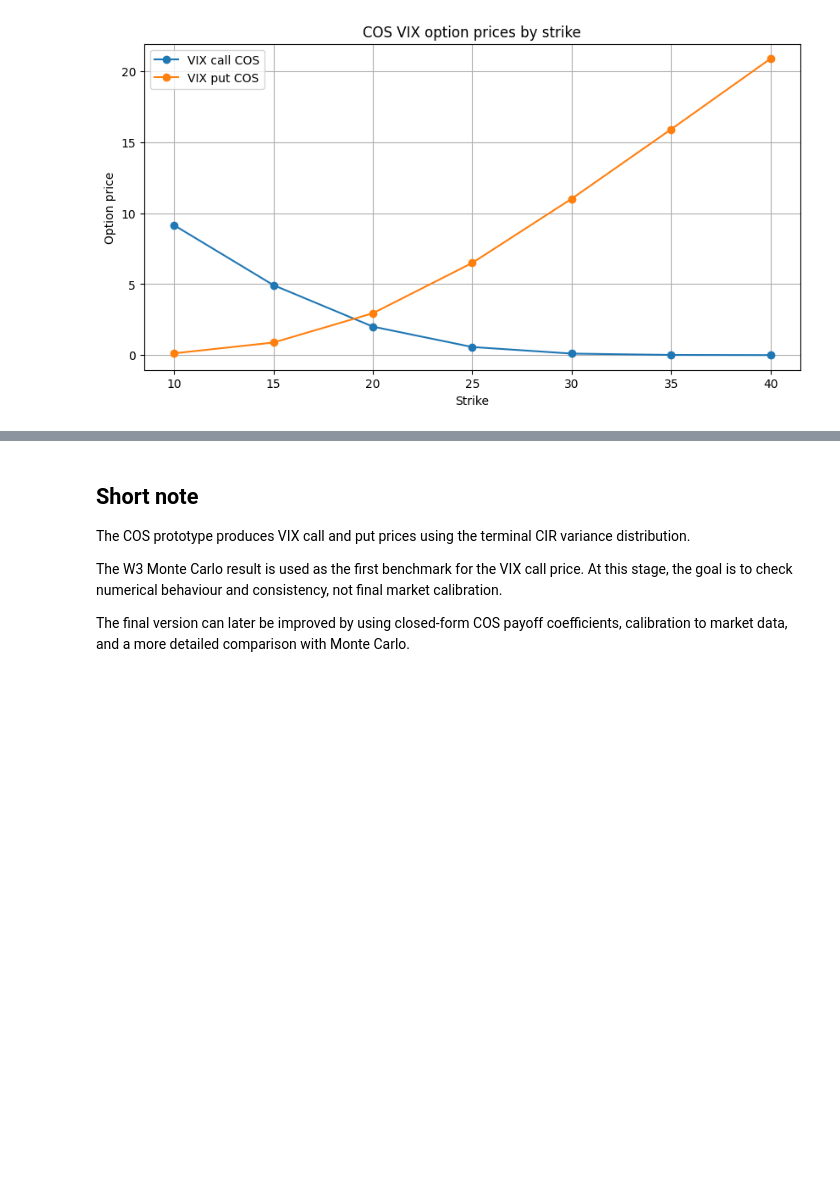
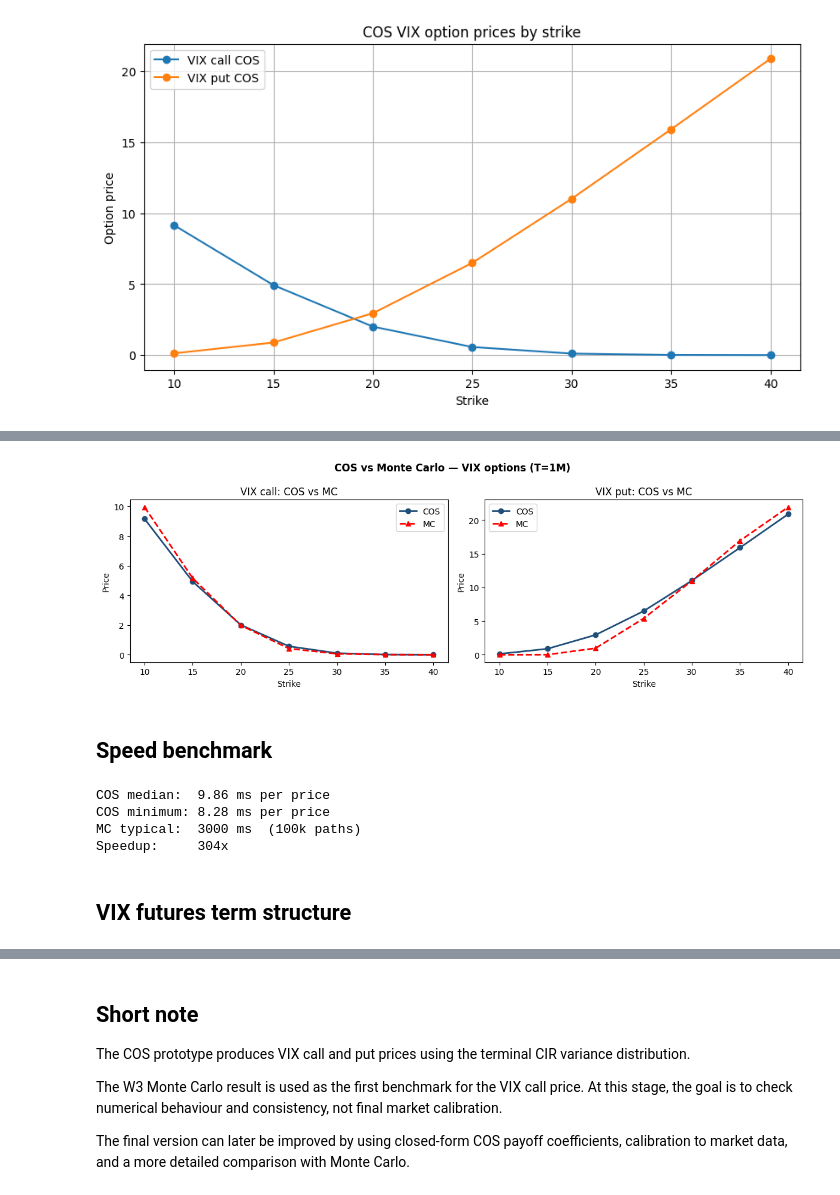
Before and after one commit to baikhanova/Variance_Swaps_VIX_Options, a Jupyter notebook: notebooks/02_w4_cos_engine.ipynb, the cells around one changed output, grey strips where cells are left out. Drawn from its saved outputs; the diff is of its cells as text; code cells hidden in the pictures; blank space fills up the shorter version.

```diff
--- a/notebooks/02_w4_cos_engine.ipynb
+++ b/notebooks/02_w4_cos_engine.ipynb
@@ -200,0 +314,23 @@ plt.show()
+# %%
+STRIKES = [10.0, 15.0, 20.0, 25.0, 30.0, 35.0, 40.0]
+
+MC_FUTURES_PRICE = 19.01
+MC_CALL_PRICES   = [9.95, 5.16, 1.98, 0.42, 0.06, 0.01, 0.00]
+MC_PUT_PRICES    = [0.00, 0.01, 0.97, 5.41, 10.99, 16.95, 21.94]
+
+xval = cross_validate_with_mc(
+    params=params,
+    strikes=STRIKES,
+    option_maturity=option_maturity,
+    mc_call_prices=MC_CALL_PRICES,
+    mc_put_prices=MC_PUT_PRICES,
+    mc_futures_price=MC_FUTURES_PRICE,
+    r=r,
+    delta=delta,
+)
+
+print("Futures:")
+print(xval["futures"].to_string(index=False))
+print("\nOptions:")
+xval["options"][["strike", "cos_call", "mc_call", "call_abs_err",
+                 "cos_put",  "mc_put",  "put_abs_err"]]
@@ -200,0 +351,50 @@ plt.show()
+# %%
+fig, axes = plt.subplots(1, 2, figsize=(12, 4))
+opt = xval["options"]
+
+axes[0].plot(opt["strike"], opt["cos_call"], marker="o", color="#1f4e79", lw=2, label="COS")
+axes[0].plot(opt["strike"], opt["mc_call"],  marker="^", color="red", lw=2, ls="--", label="MC")
+axes[0].set_xlabel("Strike")
+axes[0].set_ylabel("Price")
+axes[0].set_title("VIX call: COS vs MC")
+axes[0].legend()
+
+axes[1].plot(opt["strike"], opt["cos_put"], marker="o", color="#1f4e79", lw=2, label="COS")
+axes[1].plot(opt["strike"], opt["mc_put"],  marker="^", color="red", lw=2, ls="--", label="MC")
+axes[1].set_xlabel("Strike")
+axes[1].set_ylabel("Price")
+axes[1].set_title("VIX put: COS vs MC")
+axes[1].legend()
+
+plt.suptitle("COS vs Monte Carlo — VIX options (T=1M)", fontweight="bold")
+plt.tight_layout()
+plt.show()
+# %% [output]
+[figure, added]
+# %% [markdown]
+## Speed benchmark
+# %%
+bench = speed_benchmark_cos(
+    params=params,
+    option_maturity=option_maturity,
+    strike=20.0,
+    r=r,
+    delta=delta,
+    cos_settings=settings,
+    n_repeats=500,
+)
+
+typical_mc_time_s = 3.0
+speedup = typical_mc_time_s / bench["cos_median_s"]
+
+print(f"COS median:  {bench['cos_median_s']*1000:.2f} ms per price")
+print(f"COS minimum: {bench['cos_min_s']*1000:.2f} ms per price")
+print(f"MC typical:  {typical_mc_time_s*1000:.0f} ms  (100k paths)")
+print(f"Speedup:     {speedup:.0f}x")
+# %% [output]
+COS median:  9.86 ms per price
+COS minimum: 8.28 ms per price
+MC typical:  3000 ms  (100k paths)
+Speedup:     304x
+# %% [markdown]
+## VIX futures term structure
```
Also changed, not shown: parts of 12 cells of this notebook.
